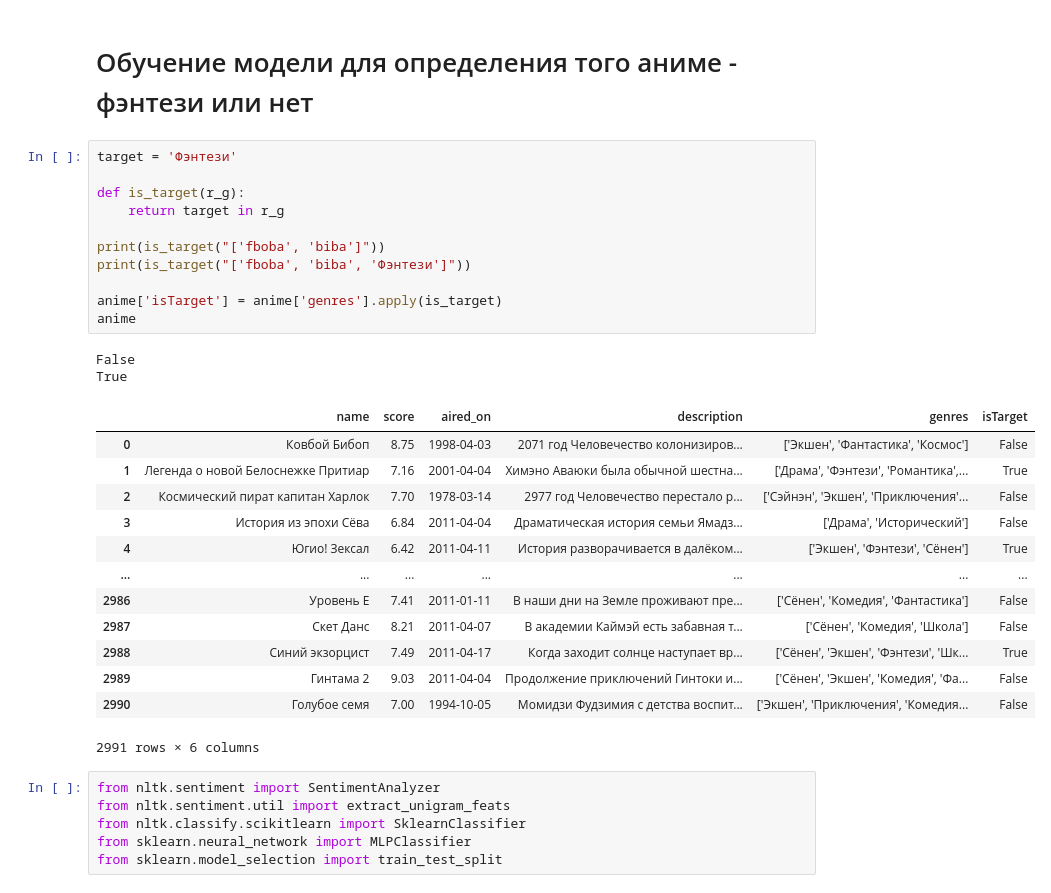
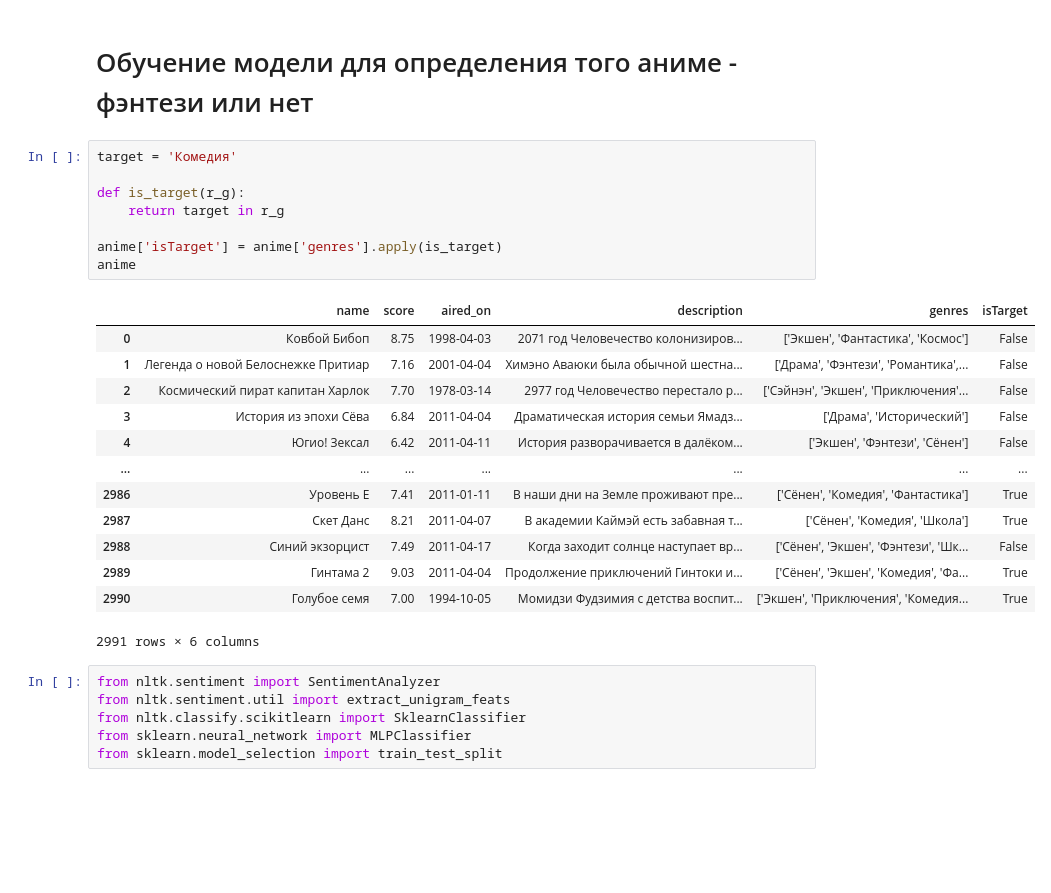
Before and after one commit to itmo-ml-lab-ML-course/text-Ultimatereo, a Jupyter notebook: main.ipynb, the cells around one changed output. Drawn from its saved outputs; the diff is of its cells as text; blank space fills up the shorter version.

```diff
--- a/main.ipynb
+++ b/main.ipynb
@@ -87,32 +87,27 @@ pd.DataFrame(anime['description'].apply(filter_significant)).to_csv('text_descri
 # %% [markdown]
 # Обучение модели для определения того аниме - фэнтези или нет
 # %%
-target = 'Фэнтези'
+target = 'Комедия'
 
 def is_target(r_g):
     return target in r_g
 
-print(is_target("['fboba', 'biba']"))
-print(is_target("['fboba', 'biba', 'Фэнтези']"))
-
 anime['isTarget'] = anime['genres'].apply(is_target)
 anime
 # %% [output]
+|  | name | score | aired_on | description | genres | isTarget |
+| 0 | Ковбой Бибоп | 8.75 | 1998-04-03 | 2071 год Человечество колонизиров... | ['Экшен', 'Фантастика', 'Космос'] | False |
+| 1 | Легенда о новой Белоснежке Притиар | 7.16 | 2001-04-04 | Химэно Аваюки была обычной шестна... | ['Драма', 'Фэнтези', 'Романтика',... | False |
+| 2 | Космический пират капитан Харлок | 7.70 | 1978-03-14 | 2977 год Человечество перестало р... | ['Сэйнэн', 'Экшен', 'Приключения'... | False |
+| 3 | История из эпохи Сёва | 6.84 | 2011-04-04 | Драматическая история семьи Ямадз... | ['Драма', 'Исторический'] | False |
+| 4 | Югио! Зексал | 6.42 | 2011-04-11 | История разворачивается в далёком... | ['Экшен', 'Фэнтези', 'Сёнен'] | False |
+| ... | ... | ... | ... | ... | ... | ... |
+| 2986 | Уровень Е | 7.41 | 2011-01-11 | В наши дни на Земле проживают пре... | ['Сёнен', 'Комедия', 'Фантастика'] | True |
+| 2987 | Скет Данс | 8.21 | 2011-04-07 | В академии Каймэй есть забавная т... | ['Сёнен', 'Комедия', 'Школа'] | True |
+| 2988 | Синий экзорцист | 7.49 | 2011-04-17 | Когда заходит солнце наступает вр... | ['Сёнен', 'Экшен', 'Фэнтези', 'Шк... | False |
+| 2989 | Гинтама 2 | 9.03 | 2011-04-04 | Продолжение приключений Гинтоки и... | ['Сёнен', 'Экшен', 'Комедия', 'Фа... | True |
+| 2990 | Голубое семя | 7.00 | 1994-10-05 | Момидзи Фудзимия с детства воспит... | ['Экшен', 'Приключения', 'Комедия... | True |
-False
-True
+2991 rows × 6 columns
-|  | name | score | aired_on | description | genres | isTarget |
-| 0 | Ковбой Бибоп | 8.75 | 1998-04-03 | 2071 год Человечество колонизиров... | ['Экшен', 'Фантастика', 'Космос'] | False |
-| 1 | Легенда о новой Белоснежке Притиар | 7.16 | 2001-04-04 | Химэно Аваюки была обычной шестна... | ['Драма', 'Фэнтези', 'Романтика',... | True |
-| 2 | Космический пират капитан Харлок | 7.70 | 1978-03-14 | 2977 год Человечество перестало р... | ['Сэйнэн', 'Экшен', 'Приключения'... | False |
-| 3 | История из эпохи Сёва | 6.84 | 2011-04-04 | Драматическая история семьи Ямадз... | ['Драма', 'Исторический'] | False |
-| 4 | Югио! Зексал | 6.42 | 2011-04-11 | История разворачивается в далёком... | ['Экшен', 'Фэнтези', 'Сёнен'] | True |
-| ... | ... | ... | ... | ... | ... | ... |
-| 2986 | Уровень Е | 7.41 | 2011-01-11 | В наши дни на Земле проживают пре... | ['Сёнен', 'Комедия', 'Фантастика'] | False |
-| 2987 | Скет Данс | 8.21 | 2011-04-07 | В академии Каймэй есть забавная т... | ['Сёнен', 'Комедия', 'Школа'] | False |
-| 2988 | Синий экзорцист | 7.49 | 2011-04-17 | Когда заходит солнце наступает вр... | ['Сёнен', 'Экшен', 'Фэнтези', 'Шк... | True |
-| 2989 | Гинтама 2 | 9.03 | 2011-04-04 | Продолжение приключений Гинтоки и... | ['Сёнен', 'Экшен', 'Комедия', 'Фа... | False |
-| 2990 | Голубое семя | 7.00 | 1994-10-05 | Момидзи Фудзимия с детства воспит... | ['Экшен', 'Приключения', 'Комедия... | False |
-2991 rows × 6 columns
 # %%
 from nltk.sentiment import SentimentAnalyzer
 from nltk.sentiment.util import extract_unigram_feats
```
Also changed, not shown: parts of 1 cell of this notebook.
